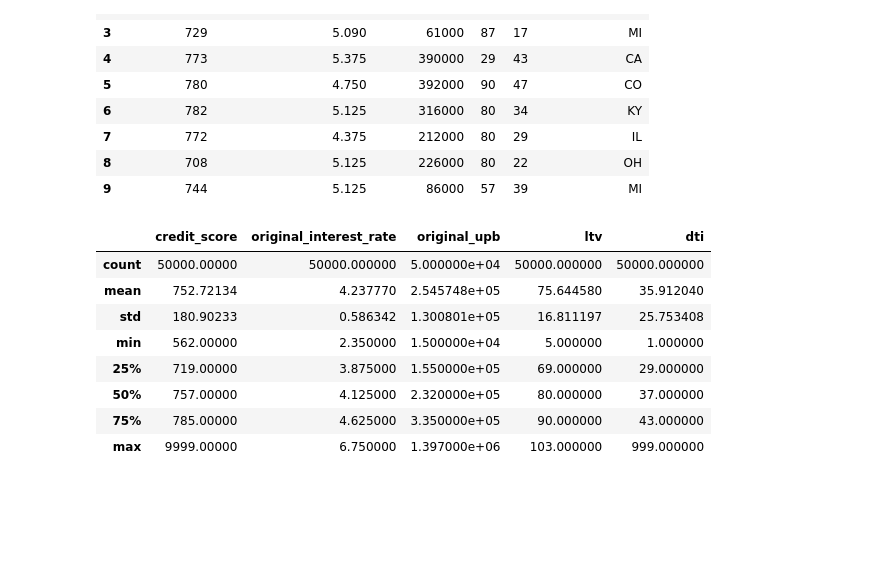
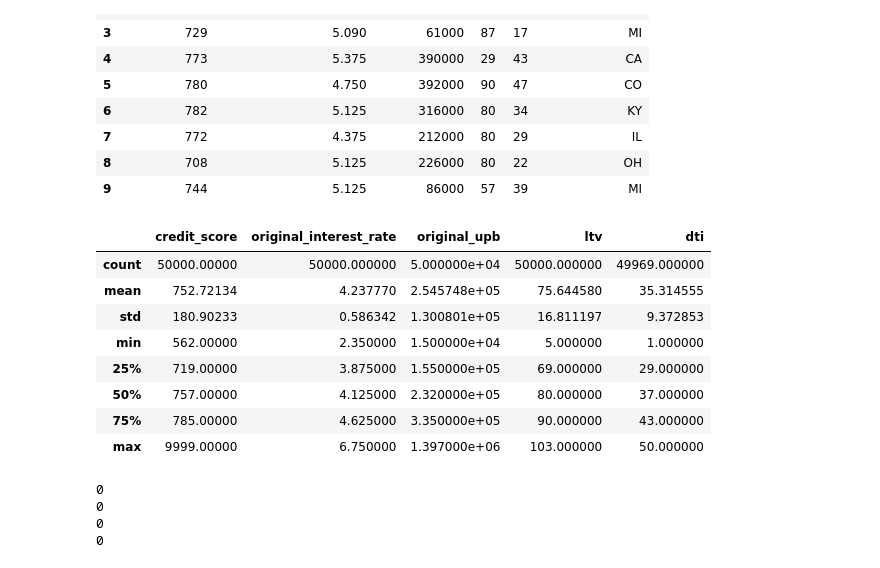
Before and after one commit to dixitbhavin/mbs-prepayment-ml, a Jupyter notebook: 01_load_data.ipynb, the cells around one changed output. Drawn from its saved outputs; the diff is of its cells as text; code cells hidden in the pictures; blank space fills up the shorter version.

```diff
--- a/01_load_data.ipynb
+++ b/01_load_data.ipynb
@@ -48,14 +48,24 @@ df[["credit_score","original_interest_rate", "original_upb", "ltv", "dti", "prop
 | 8 | 708 | 5.125 | 226000 | 80 | 22 | OH |
 | 9 | 744 | 5.125 | 86000 | 57 | 39 | MI |
 # %%
-df[["credit_score","original_interest_rate", "original_upb", "ltv", "dti", "property_state"]].describe()
+df[["credit_score","original_interest_rate", "original_upb", "ltv", "dti"]].describe()
 # %% [output]
 |  | credit_score | original_interest_rate | original_upb | ltv | dti |
-| count | 50000.00000 | 50000.000000 | 5.000000e+04 | 50000.000000 | 50000.000000 |
-| mean | 752.72134 | 4.237770 | 2.545748e+05 | 75.644580 | 35.912040 |
-| std | 180.90233 | 0.586342 | 1.300801e+05 | 16.811197 | 25.753408 |
+| count | 50000.00000 | 50000.000000 | 5.000000e+04 | 50000.000000 | 49969.000000 |
+| mean | 752.72134 | 4.237770 | 2.545748e+05 | 75.644580 | 35.314555 |
+| std | 180.90233 | 0.586342 | 1.300801e+05 | 16.811197 | 9.372853 |
 | min | 562.00000 | 2.350000 | 1.500000e+04 | 5.000000 | 1.000000 |
 | 25% | 719.00000 | 3.875000 | 1.550000e+05 | 69.000000 | 29.000000 |
 | 50% | 757.00000 | 4.125000 | 2.320000e+05 | 80.000000 | 37.000000 |
 | 75% | 785.00000 | 4.625000 | 3.350000e+05 | 90.000000 | 43.000000 |
-| max | 9999.00000 | 6.750000 | 1.397000e+06 | 103.000000 | 999.000000 |
+| max | 9999.00000 | 6.750000 | 1.397000e+06 | 103.000000 | 50.000000 |
+# %%
+print((df["ltv"] == 999).sum())
+print((df["cltv"] == 999).sum())
+print((df["mi_pct"] == 999).sum())
+print((df["num_borrowers"] == 99).sum())
+# %% [output]
+0
+0
+0
+0
```
Also changed, not shown: parts of 6 cells of this notebook.
